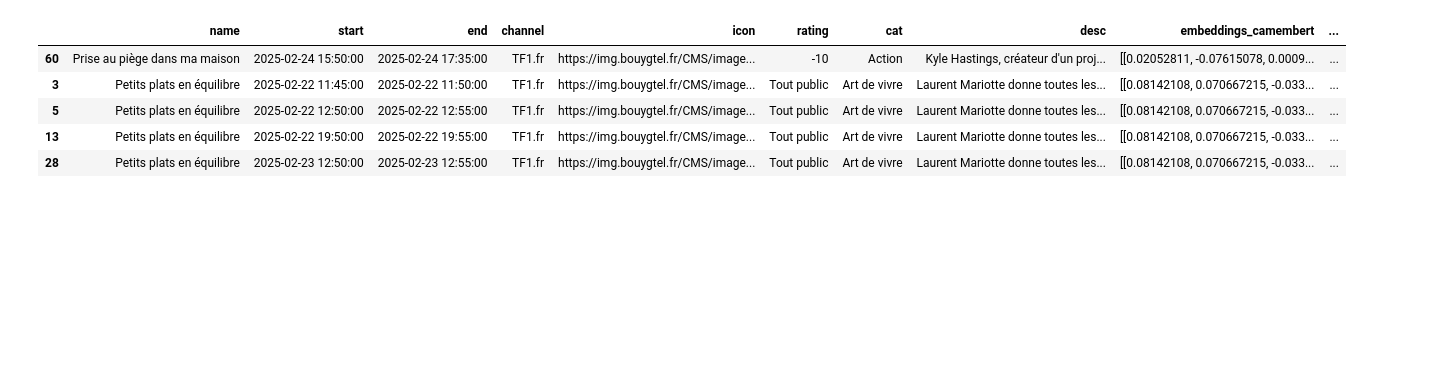
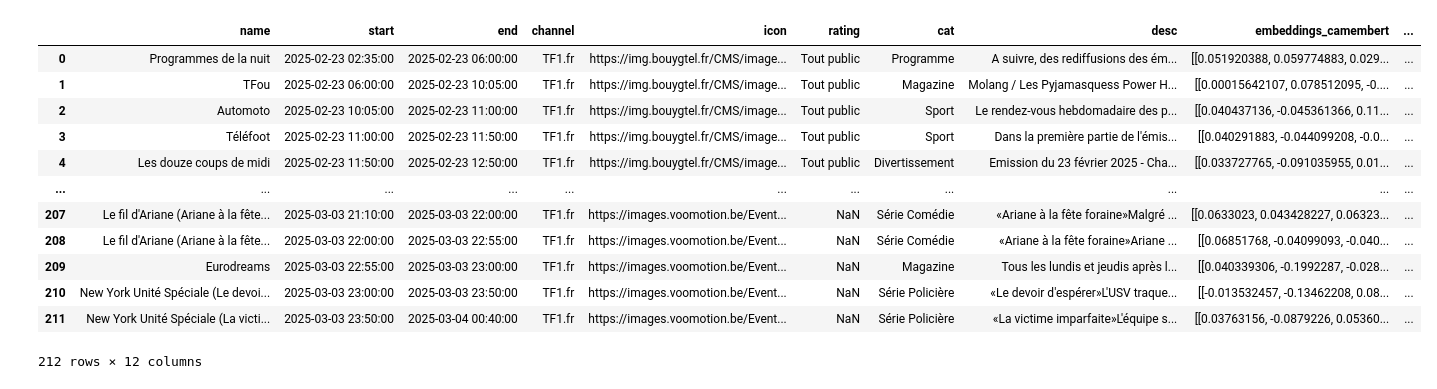
Before and after one commit to David710/ProgTV, a Jupyter notebook: app_progTV/sandbox.ipynb, the cells around one changed output. Drawn from its saved outputs; the diff is of its cells as text; code cells hidden in the pictures; blank space fills up the shorter version.

```diff
--- a/app_progTV/sandbox.ipynb
+++ b/app_progTV/sandbox.ipynb
@@ -37,12 +37,19 @@ rated_progs
 # %%
-rated_progs.iloc[0]["programs"].nlargest(5, "note_pred")
+rated_progs.iloc[0]["programs"].sort_values(by="start")
 # %% [output]
 |  | name | start | end | channel | icon | rating | cat | desc | embeddings_camembert | ... |
-| 60 | Prise au piège dans ma maison | 2025-02-24 15:50:00 | 2025-02-24 17:35:00 | TF1.fr | https://img.bouygtel.fr/CMS/image... | -10 | Action | Kyle Hastings, créateur d'un proj... | [[0.02052811, -0.07615078, 0.0009... | ... |
-| 3 | Petits plats en équilibre | 2025-02-22 11:45:00 | 2025-02-22 11:50:00 | TF1.fr | https://img.bouygtel.fr/CMS/image... | Tout public | Art de vivre | Laurent Mariotte donne toutes les... | [[0.08142108, 0.070667215, -0.033... | ... |
-| 5 | Petits plats en équilibre | 2025-02-22 12:50:00 | 2025-02-22 12:55:00 | TF1.fr | https://img.bouygtel.fr/CMS/image... | Tout public | Art de vivre | Laurent Mariotte donne toutes les... | [[0.08142108, 0.070667215, -0.033... | ... |
-| 13 | Petits plats en équilibre | 2025-02-22 19:50:00 | 2025-02-22 19:55:00 | TF1.fr | https://img.bouygtel.fr/CMS/image... | Tout public | Art de vivre | Laurent Mariotte donne toutes les... | [[0.08142108, 0.070667215, -0.033... | ... |
-| 28 | Petits plats en équilibre | 2025-02-23 12:50:00 | 2025-02-23 12:55:00 | TF1.fr | https://img.bouygtel.fr/CMS/image... | Tout public | Art de vivre | Laurent Mariotte donne toutes les... | [[0.08142108, 0.070667215, -0.033... | ... |
+| 0 | Programmes de la nuit | 2025-02-23 02:35:00 | 2025-02-23 06:00:00 | TF1.fr | https://img.bouygtel.fr/CMS/image... | Tout public | Programme | A suivre, des rediffusions des ém... | [[0.051920388, 0.059774883, 0.029... | ... |
+| 1 | TFou | 2025-02-23 06:00:00 | 2025-02-23 10:05:00 | TF1.fr | https://img.bouygtel.fr/CMS/image... | Tout public | Magazine | Molang / Les Pyjamasquess Power H... | [[0.00015642107, 0.078512095, -0.... | ... |
+| 2 | Automoto | 2025-02-23 10:05:00 | 2025-02-23 11:00:00 | TF1.fr | https://img.bouygtel.fr/CMS/image... | Tout public | Sport | Le rendez-vous hebdomadaire des p... | [[0.040437136, -0.045361366, 0.11... | ... |
+| 3 | Téléfoot | 2025-02-23 11:00:00 | 2025-02-23 11:50:00 | TF1.fr | https://img.bouygtel.fr/CMS/image... | Tout public | Sport | Dans la première partie de l'émis... | [[0.040291883, -0.044099208, -0.0... | ... |
+| 4 | Les douze coups de midi | 2025-02-23 11:50:00 | 2025-02-23 12:50:00 | TF1.fr | https://img.bouygtel.fr/CMS/image... | Tout public | Divertissement | Emission du 23 février 2025 - Cha... | [[0.033727765, -0.091035955, 0.01... | ... |
+| ... | ... | ... | ... | ... | ... | ... | ... | ... | ... | ... |
+| 207 | Le fil d'Ariane (Ariane à la fête... | 2025-03-03 21:10:00 | 2025-03-03 22:00:00 | TF1.fr | https://images.voomotion.be/Event... | NaN | Série Comédie | «Ariane à la fête foraine»Malgré ... | [[0.0633023, 0.043428227, 0.06323... | ... |
+| 208 | Le fil d'Ariane (Ariane à la fête... | 2025-03-03 22:00:00 | 2025-03-03 22:55:00 | TF1.fr | https://images.voomotion.be/Event... | NaN | Série Comédie | «Ariane à la fête foraine»Ariane ... | [[0.06851768, -0.04099093, -0.040... | ... |
+| 209 | Eurodreams | 2025-03-03 22:55:00 | 2025-03-03 23:00:00 | TF1.fr | https://images.voomotion.be/Event... | NaN | Magazine | Tous les lundis et jeudis après l... | [[0.040339306, -0.1992287, -0.028... | ... |
+| 210 | New York Unité Spéciale (Le devoi... | 2025-03-03 23:00:00 | 2025-03-03 23:50:00 | TF1.fr | https://images.voomotion.be/Event... | NaN | Série Policière | «Le devoir d'espérer»L'USV traque... | [[-0.013532457, -0.13462208, 0.08... | ... |
+| 211 | New York Unité Spéciale (La victi... | 2025-03-03 23:50:00 | 2025-03-04 00:40:00 | TF1.fr | https://images.voomotion.be/Event... | NaN | Série Policière | «La victime imparfaite»L'équipe s... | [[0.03763156, -0.0879226, 0.05360... | ... |
+212 rows × 12 columns
 # %%
 def get_best_programs(rated_progs, n=5, whitelist=None):
     best_progs = pd.DataFrame()
```
Also changed, not shown: parts of 4 cells of this notebook, 4 other files.
